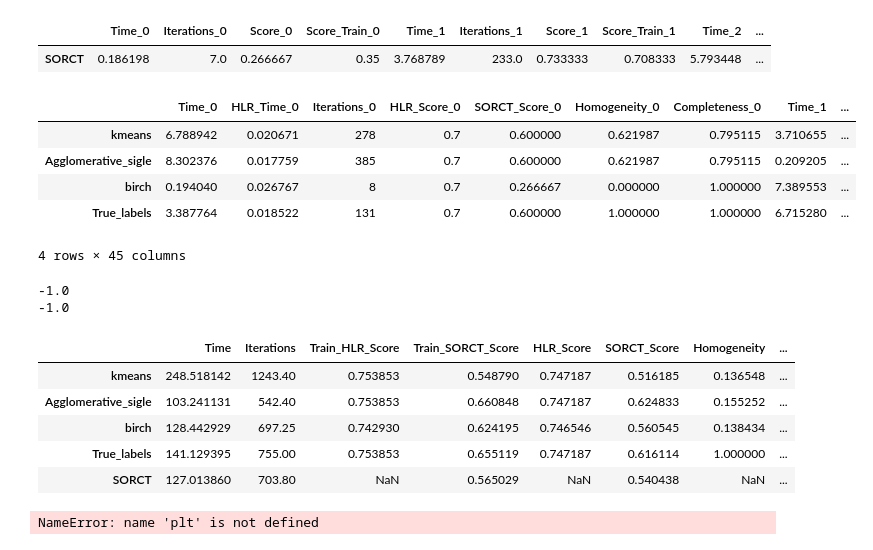
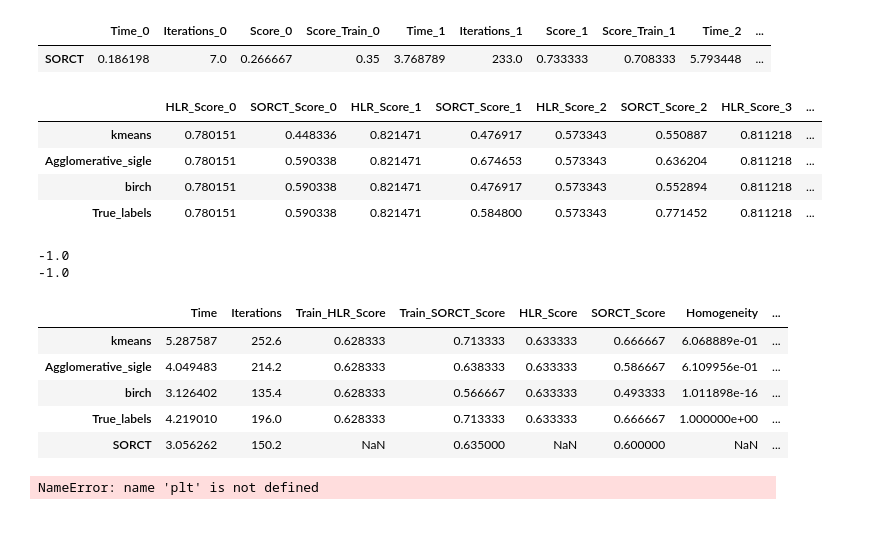
Before and after one commit to OscarPindaro/optimization-project, a Jupyter notebook: Results.ipynb, the cells around one changed output. Cells and saved outputs as stored; diff of their text form; code cells hidden in the pictures.

```diff
--- a/Results.ipynb
+++ b/Results.ipynb
@@ -27,7 +27,7 @@ import run_tests
 res_path = "results"
 #names = ["car", "iris", "seeds_data", "new_thyroid", "splice"]
 names = ["iris", "car"]
-path = os.path.join(res_path, "{}_results.csv".format(names[0]))
+path = os.path.join(res_path, "car_results.csv".format(names[0]))
 df = pd.read_csv(path, sep=" ", index_col=0)
 rob = pd.read_csv("results/iris_sorct.csv", sep=" ", index_col=0)
 rob
@@ -35,14 +35,13 @@ rob
 |  | Time_0 | Iterations_0 | Score_0 | Score_Train_0 | Time_1 | Iterations_1 | Score_1 | Score_Train_1 | Time_2 | ... |
 | SORCT | 0.186198 | 7.0 | 0.266667 | 0.35 | 3.768789 | 233.0 | 0.733333 | 0.708333 | 5.793448 | ... |
 # %%
-df
+df[[col for col in df.columns if "Score" in col]]
 # %% [output]
-|  | Time_0 | HLR_Time_0 | Iterations_0 | HLR_Score_0 | SORCT_Score_0 | Homogeneity_0 | Completeness_0 | Time_1 | ... |
-| kmeans | 6.788942 | 0.020671 | 278 | 0.7 | 0.600000 | 0.621987 | 0.795115 | 3.710655 | ... |
-| Agglomerative_sigle | 8.302376 | 0.017759 | 385 | 0.7 | 0.600000 | 0.621987 | 0.795115 | 0.209205 | ... |
-| birch | 0.194040 | 0.026767 | 8 | 0.7 | 0.266667 | 0.000000 | 1.000000 | 7.389553 | ... |
-| True_labels | 3.387764 | 0.018522 | 131 | 0.7 | 0.600000 | 1.000000 | 1.000000 | 6.715280 | ... |
+|  | HLR_Score_0 | SORCT_Score_0 | HLR_Score_1 | SORCT_Score_1 | HLR_Score_2 | SORCT_Score_2 | HLR_Score_3 | ... |
+| kmeans | 0.780151 | 0.448336 | 0.821471 | 0.476917 | 0.573343 | 0.550887 | 0.811218 | ... |
+| Agglomerative_sigle | 0.780151 | 0.590338 | 0.821471 | 0.674653 | 0.573343 | 0.636204 | 0.811218 | ... |
+| birch | 0.780151 | 0.590338 | 0.821471 | 0.476917 | 0.573343 | 0.552894 | 0.811218 | ... |
+| True_labels | 0.780151 | 0.590338 | 0.821471 | 0.584800 | 0.573343 | 0.771452 | 0.811218 | ... |
-4 rows × 45 columns
 # %%
 IGNORE_HLR_TIME = True
 N_FOLDS = 5
@@ -141,14 +140,14 @@ for file_index in range(len(names)):
 -1.0
 -1.0
 # %%
-dfs[1]
+dfs[0]
 # %% [output]
 |  | Time | Iterations | Train_HLR_Score | Train_SORCT_Score | HLR_Score | SORCT_Score | Homogeneity | ... |
-| kmeans | 248.518142 | 1243.40 | 0.753853 | 0.548790 | 0.747187 | 0.516185 | 0.136548 | ... |
-| Agglomerative_sigle | 103.241131 | 542.40 | 0.753853 | 0.660848 | 0.747187 | 0.624833 | 0.155252 | ... |
-| birch | 128.442929 | 697.25 | 0.742930 | 0.624195 | 0.746546 | 0.560545 | 0.138434 | ... |
-| True_labels | 141.129395 | 755.00 | 0.753853 | 0.655119 | 0.747187 | 0.616114 | 1.000000 | ... |
-| SORCT | 127.013860 | 703.80 | NaN | 0.565029 | NaN | 0.540438 | NaN | ... |
+| kmeans | 5.287587 | 252.6 | 0.628333 | 0.713333 | 0.633333 | 0.666667 | 6.068889e-01 | ... |
+| Agglomerative_sigle | 4.049483 | 214.2 | 0.628333 | 0.638333 | 0.633333 | 0.586667 | 6.109956e-01 | ... |
+| birch | 3.126402 | 135.4 | 0.628333 | 0.566667 | 0.633333 | 0.493333 | 1.011898e-16 | ... |
+| True_labels | 4.219010 | 196.0 | 0.628333 | 0.713333 | 0.633333 | 0.666667 | 1.000000e+00 | ... |
+| SORCT | 3.056262 | 150.2 | NaN | 0.635000 | NaN | 0.600000 | NaN | ... |
 # %%
 for df in dfs:
     index = list(df.index)
```
Also changed, not shown: 1 other file.
